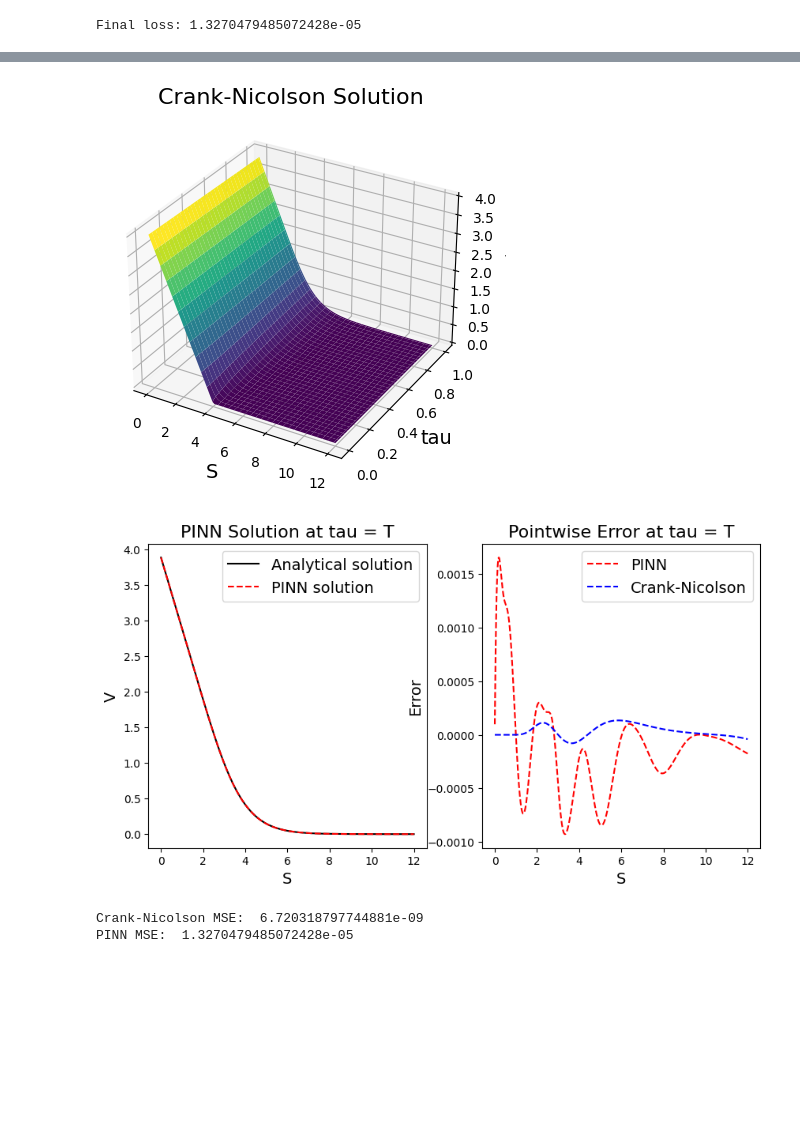
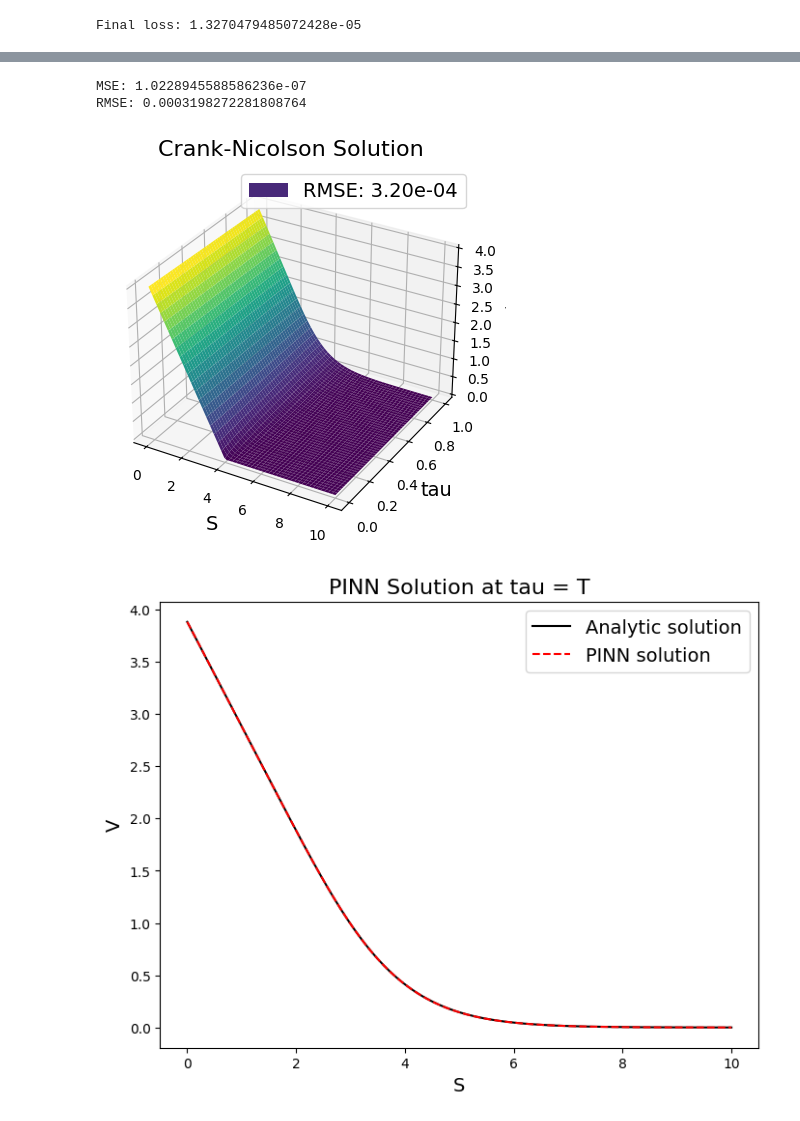
Before and after one commit to liyiyan128/Option-Pricing-Using-Physics-Informed-Neural-Networks, a Jupyter notebook: PINN_example.ipynb, the cells around one changed output, grey strips where cells are left out. Saved outputs shown, nothing was run; the diff lists cells and outputs as text; code cells hidden in the pictures; blank space fills up the shorter version.

Commit message:
European notebook modification

```diff
--- a/PINN_example.ipynb
+++ b/PINN_example.ipynb
@@ -110,59 +128,63 @@ plt.show()
 # %%
+from scipy.interpolate import RegularGridInterpolator
+
 # Crank-Nicolson solution
 V_CN, S_CN, t_CN = V_BS_CN(100, 100, T, K, sigma, r, S_inf)
-V_CN_true = V_BS(S_CN, tau=T, K=K, r=r, sigma=sigma, type='put')
 
-# Compute CN solution MSE
-V_CN_true_full = np.zeros((t_CN.shape[0], S_CN.shape[0]))
-for i in range(t_CN.shape[0]):
-    V_CN_true_full[i] = V_BS(S_CN, tau=t_CN[i], K=K, r=r, sigma=sigma, type='put')
-MSE_CN = np.mean((V_CN_true_full - V_CN)**2)
+# interpolate CN solution on eval grid
+interpolator = RegularGridInterpolator((t_CN, S_CN), V_CN, method='linear', bounds_error=False, fill_value=np.nan)
+S_eval = np.linspace(0, 10, 1000)
+tau_eval = np.linspace(0, T, 1000)
+S_eval, tau_eval = np.meshgrid(S_eval, tau_eval)
+V_pred = np.zeros((1000, 1000))
+for i in range(1000):
+    V_pred[i] = interpolator((tau_eval[i], S_eval[i]))
+
+# compute error metrics
+V_true = np.zeros_like(V_pred)
+for i in range(V_true.shape[0]):
+    V_true[i] = V_BS(S_eval[i], tau_eval[i], K, r, sigma)
+RMSE_CN = np.sqrt(np.mean((V_true - V_pred)**2))
+MSE_CN = np.mean((V_true - V_pred)**2)
+print('MSE:', MSE_CN)
+print('RMSE:', RMSE_CN)
 
 # 3d plot CN solution
-S_plot, tau_plot = np.meshgrid(S_CN, t_CN)
 fig = plt.figure()
 ax = fig.add_subplot(111, projection='3d')
-ax.plot_surface(S_plot, tau_plot, V_CN, cmap='viridis')
+ax.plot_surface(S_eval, tau_eval, V_pred, cmap='viridis', label=f'RMSE: {rmse:.2e}')
 ax.set_xlabel('S', fontsize=14)
 ax.set_ylabel('tau', fontsize=14)
 ax.set_zlabel('V', fontsize=14)
 ax.set_title('Crank-Nicolson Solution', fontsize=16)
+plt.legend(fontsize=14)
+# plt.savefig('./data/images/sol_european_cn_3d.pdf')
 plt.show()
+
+V_CN = V_pred
+V_CN_true = V_true
 # %% [output]
+MSE: 1.0228945588586236e-07
+RMSE: 0.0003198272281808764
-[figure, old version]
+[figure, new version]
 # %%
 # load model
 model = torch.load(f'models/{model_name}.pt').to('cpu')
 
 # plot tau = T
-S_plot = torch.linspace(0, S_inf, 1000)
-V_plot = model(S_plot.reshape(-1, 1), (torch.ones(1000, 1))*T).reshape(-1).detach()
-V_true = V_BS(S_plot.detach().numpy(), tau=T, K=K, r=r, sigma=sigma, type='put')
-plt.figure(figsize=(10, 5))
-plt.subplot(121)
-plt.plot(S_plot, V_true, label='Analytical solution', c='k')
-plt.plot(S_plot, V_plot, label='PINN solution', ls='--', c='r')
-# plt.plot(S_CN, V_CN[-1, :], label='Crank-Nicolson solution')
+S_eval = torch.linspace(0, 10, 1000)
+V_pred = model(S_eval.reshape(-1, 1), (torch.ones(1000, 1))*T).reshape(-1).detach().numpy()
+S_eval = S_eval.detach().numpy()
+V_true = V_BS(S_eval, tau=T, K=K, r=r, sigma=sigma, type='put')
+plt.figure(figsize=(8, 6))
+plt.plot(S_eval, V_true, label='Analytic solution', c='k')
+plt.plot(S_eval, V_pred, '--r', label='PINN solution')
+# plt.plot(S_eval, V_CN[-1, :], ':b')
 plt.xlabel('S', fontsize=14)
 plt.ylabel('V', fontsize=14)
 plt.title('PINN Solution at tau = T', fontsize=16)
 plt.legend(fontsize=14)
-
-# plot pointwise error at tau = T
-plt.subplot(122)
-plt.plot(S_plot, V_plot - V_true, ls='--', c='r', label='PINN')
-plt.plot(S_CN, V_CN[-1, :] - V_CN_true, ls='--', c='b', label='Crank-Nicolson')
-plt.xlabel('S', fontsize=14)
-plt.ylabel('Error', fontsize=14)
-plt.title('Pointwise Error at tau = T', fontsize=16)
-plt.legend(fontsize=14)
-
 plt.savefig('./data/images/sol_european.pdf')
 plt.show()
-
-print('Crank-Nicolson MSE: ', MSE_CN)
-print('PINN MSE: ', model.loss_history['total'][-1])
 # %% [output]
-[figure, old version]
+[figure, new version]
-Crank-Nicolson MSE:  6.720318797744881e-09
-PINN MSE:  1.3270479485072428e-05
```
Also changed, not shown: parts of 4 cells of this notebook.
